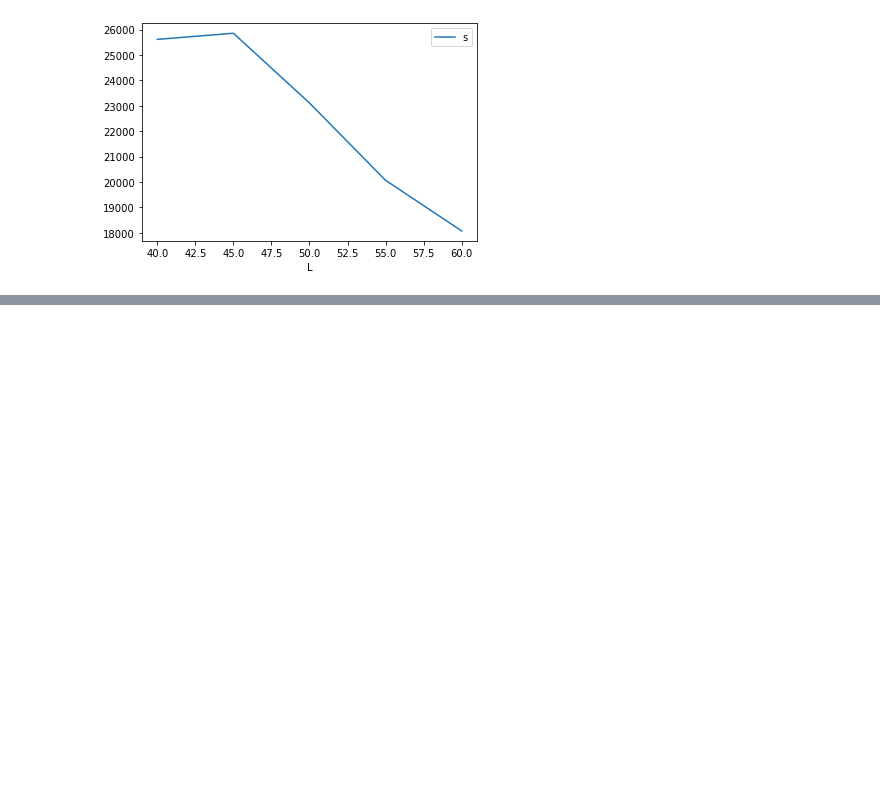
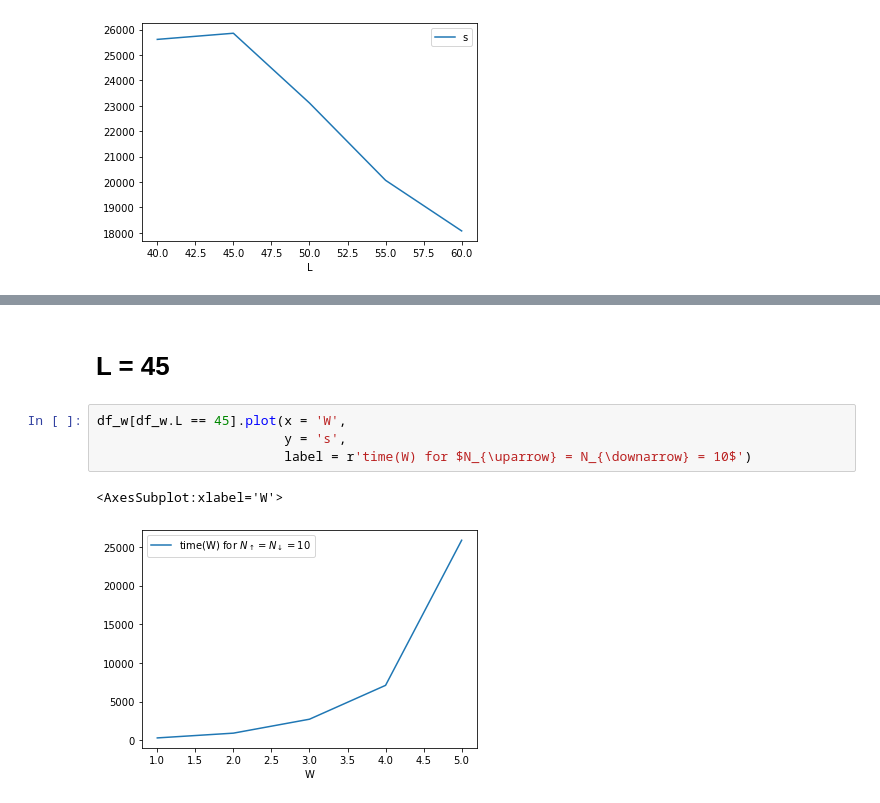
Before and after one commit to mindelly/diagrams2, a Jupyter notebook: time dependence/Зависимость от L.ipynb, the cells around one changed output, grey strips where cells are left out. Drawn from its saved outputs; the diff is of its cells as text; blank space fills up the shorter version.

```diff
--- a/time dependence/Зависимость от L.ipynb
+++ b/time dependence/Зависимость от L.ipynb
@@ -88,0 +103,9 @@ df_w5[df_w5.L>=40].plot(x = 'L', y = 's')
+# %% [markdown]
+# L = 45
+# %%
+df_w[df_w.L == 45].plot(x = 'W',
+                        y = 's',
+                        label = r'time(W) for $N_{\uparrow} = N_{\downarrow} = 10$')
+# %% [output]
+<AxesSubplot:xlabel='W'>
+[figure, added]
```
Also changed, not shown: parts of 6 cells of this notebook.
